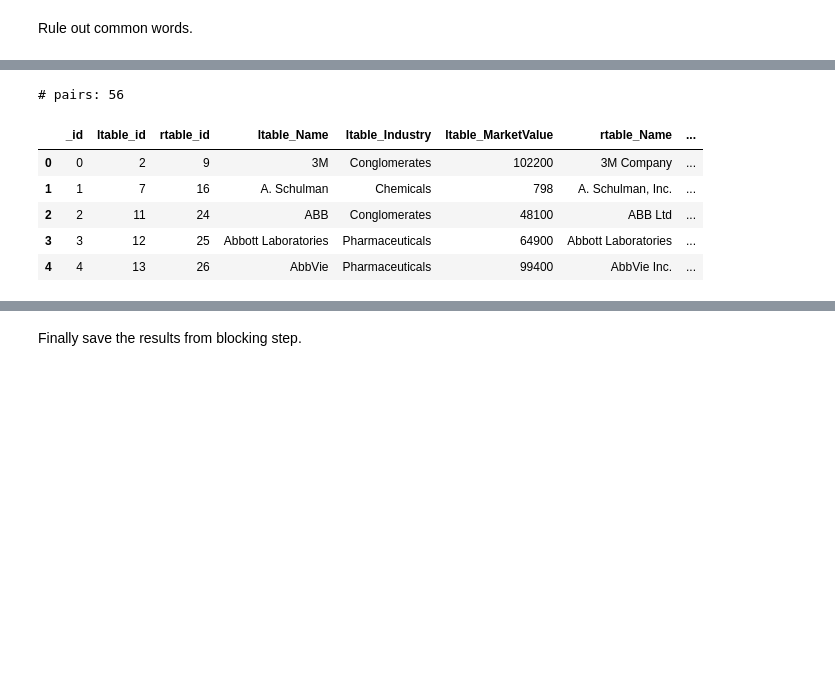
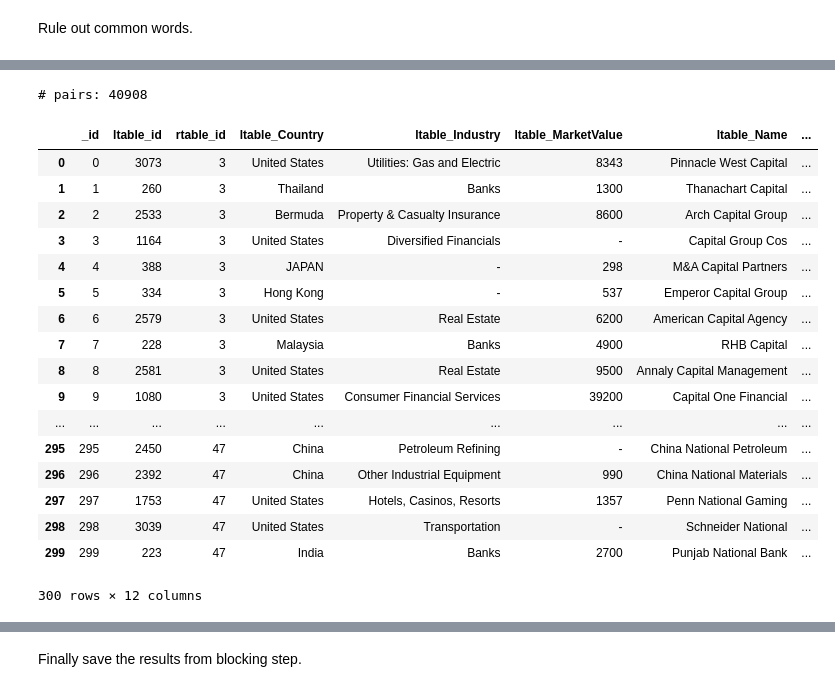
Before and after one commit to jmzhao/cs838-data-mining, a Jupyter notebook: stage3-blocking.ipynb, the cells around one changed output, grey strips where cells are left out. Cells and saved outputs as stored; diff of their text form; code cells hidden in the pictures; blank space fills up the shorter version.

Commit message:
blocking almost done

```diff
--- a/stage3-blocking.ipynb
+++ b/stage3-blocking.ipynb
@@ -22,7 +20,5 @@ all_fields = ['Name', 'Industry', 'MarketValue']
 # %% [markdown]
 ## Blocking
 # %%
-A = pd.read_csv(data_dir + A_filename)
-em.set_key(A, 'id')
-B = pd.read_csv(data_dir + B_filename)
-em.set_key(B, 'id')
+A = pd.read_csv(data_dir + A_filename , encoding = "ISO-8859-1")
+B = pd.read_csv(data_dir + B_filename , encoding = "ISO-8859-1")
@@ -30,0 +25,5 @@ True
+# %%
+A = A.rename(columns={'Company':'Name', 'Market Value (M)':'MarketValue', 'Profits (M)':'Profits' ,'Sales (M)':'Sales', 'Assets (M)':'Assets'})
+B = B.rename(columns={'industry':'Industry', 'MarketCap':'MarketValue'})
+em.set_key(A, 'id')
+em.set_key(B, 'id')
@@ -31,3 +32,11 @@ True
+# %%
+A
+all_fields_A = ['Name', 'Country' , 'Industry', 'Sales', 'Profits', 'Assets', 'MarketValue', 'Employee']
+all_fields_A = ['Country' , 'Industry', 'MarketValue', 'Name' ]
+# %%
+B
+all_fields_B = ['Symbol', 'Name', 'Country' , 'Sector' , 'Industry', 'LastSale', 'MarketValue']
+all_fields_B = ['Name', 'Country' , 'Sector' , 'Industry','MarketValue']
 # %% [markdown]
 Using overlap blocker.
 # %%
@@ -57,21 +66,33 @@ its, it, gas, electric, has, will, as, holdings, to, from, technology, at, energ
 # AA.head()
 # %%
 # Specify the tokenization to be 'word' level and set overlap_size to be 3.
-blocked = ob.block_tables(A, B, 'Name', 'Name', word_level=True, overlap_size=1, rem_stop_words=True,
-                    l_output_attrs=all_fields,
-                    r_output_attrs=all_fields,
+block_overlap = ob.block_tables(A, B, 'Name', 'Name', word_level=True, overlap_size=1, rem_stop_words=True,
+                    l_output_attrs=all_fields_A,
+                    r_output_attrs=all_fields_B,
                     show_progress=False)
-print('# pairs:', len(blocked))
+print('# pairs:', len(block_overlap))
 # Display first 5 tuple pairs in the candidate set.
-blocked.head()
+block_overlap.head(300)
 # %% [output]
-# pairs: 56
+# pairs: 40908
-|  | _id | ltable_id | rtable_id | ltable_Name | ltable_Industry | ltable_MarketValue | rtable_Name | ... |
-| 0 | 0 | 2 | 9 | 3M | Conglomerates | 102200 | 3M Company | ... |
-| 1 | 1 | 7 | 16 | A. Schulman | Chemicals | 798 | A. Schulman, Inc. | ... |
-| 2 | 2 | 11 | 24 | ABB | Conglomerates | 48100 | ABB Ltd | ... |
-| 3 | 3 | 12 | 25 | Abbott Laboratories | Pharmaceuticals | 64900 | Abbott Laboratories | ... |
-| 4 | 4 | 13 | 26 | AbbVie | Pharmaceuticals | 99400 | AbbVie Inc. | ... |
+|  | _id | ltable_id | rtable_id | ltable_Country | ltable_Industry | ltable_MarketValue | ltable_Name | ... |
+| 0 | 0 | 3073 | 3 | United States | Utilities: Gas and Electric | 8343 | Pinnacle West Capital | ... |
+| 1 | 1 | 260 | 3 | Thailand | Banks | 1300 | Thanachart Capital | ... |
+| 2 | 2 | 2533 | 3 | Bermuda | Property & Casualty Insurance | 8600 | Arch Capital Group | ... |
+| 3 | 3 | 1164 | 3 | United States | Diversified Financials | - | Capital Group Cos | ... |
+| 4 | 4 | 388 | 3 | JAPAN | - | 298 | M&A Capital Partners | ... |
+| 5 | 5 | 334 | 3 | Hong Kong | - | 537 | Emperor Capital Group | ... |
+| 6 | 6 | 2579 | 3 | United States | Real Estate | 6200 | American Capital Agency | ... |
+| 7 | 7 | 228 | 3 | Malaysia | Banks | 4900 | RHB Capital | ... |
+| 8 | 8 | 2581 | 3 | United States | Real Estate | 9500 | Annaly Capital Management | ... |
+| 9 | 9 | 1080 | 3 | United States | Consumer Financial Services | 39200 | Capital One Financial | ... |
+| ... | ... | ... | ... | ... | ... | ... | ... | ... |
+| 295 | 295 | 2450 | 47 | China | Petroleum Refining | - | China National Petroleum | ... |
+| 296 | 296 | 2392 | 47 | China | Other Industrial Equipment | 990 | China National Materials | ... |
+| 297 | 297 | 1753 | 47 | United States | Hotels, Casinos, Resorts | 1357 | Penn National Gaming | ... |
+| 298 | 298 | 3039 | 47 | United States | Transportation | - | Schneider National | ... |
+| 299 | 299 | 223 | 47 | India | Banks | 2700 | Punjab National Bank | ... |
+300 rows × 12 columns
 # %%
 # try out blocker over a single pair
 # ob.block_tuples(A.ix[60], B.ix[0], l_overlap_attr='Name', r_overlap_attr='Name',
```
Also changed, not shown: parts of 15 cells of this notebook, 1 other file.
